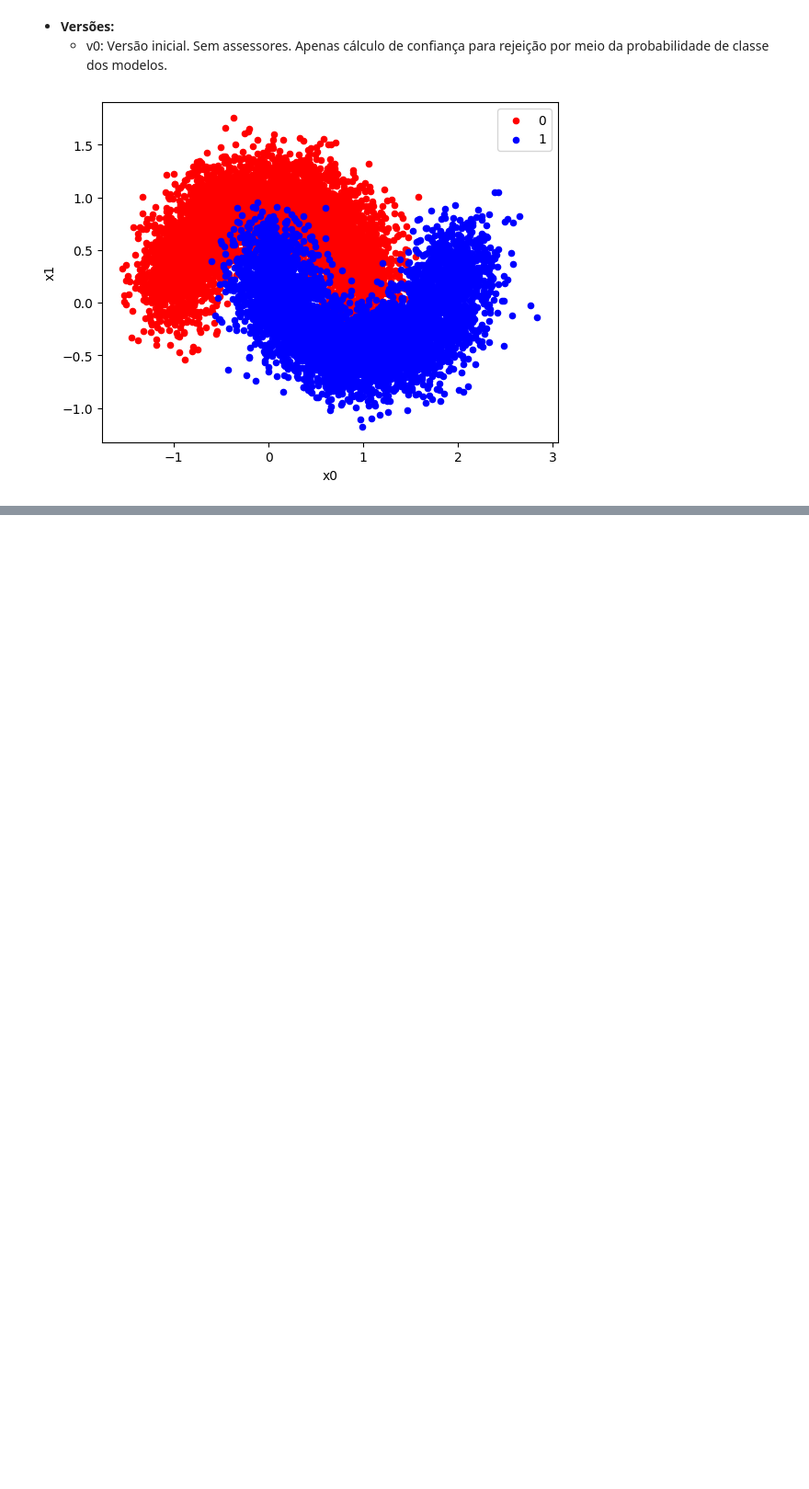
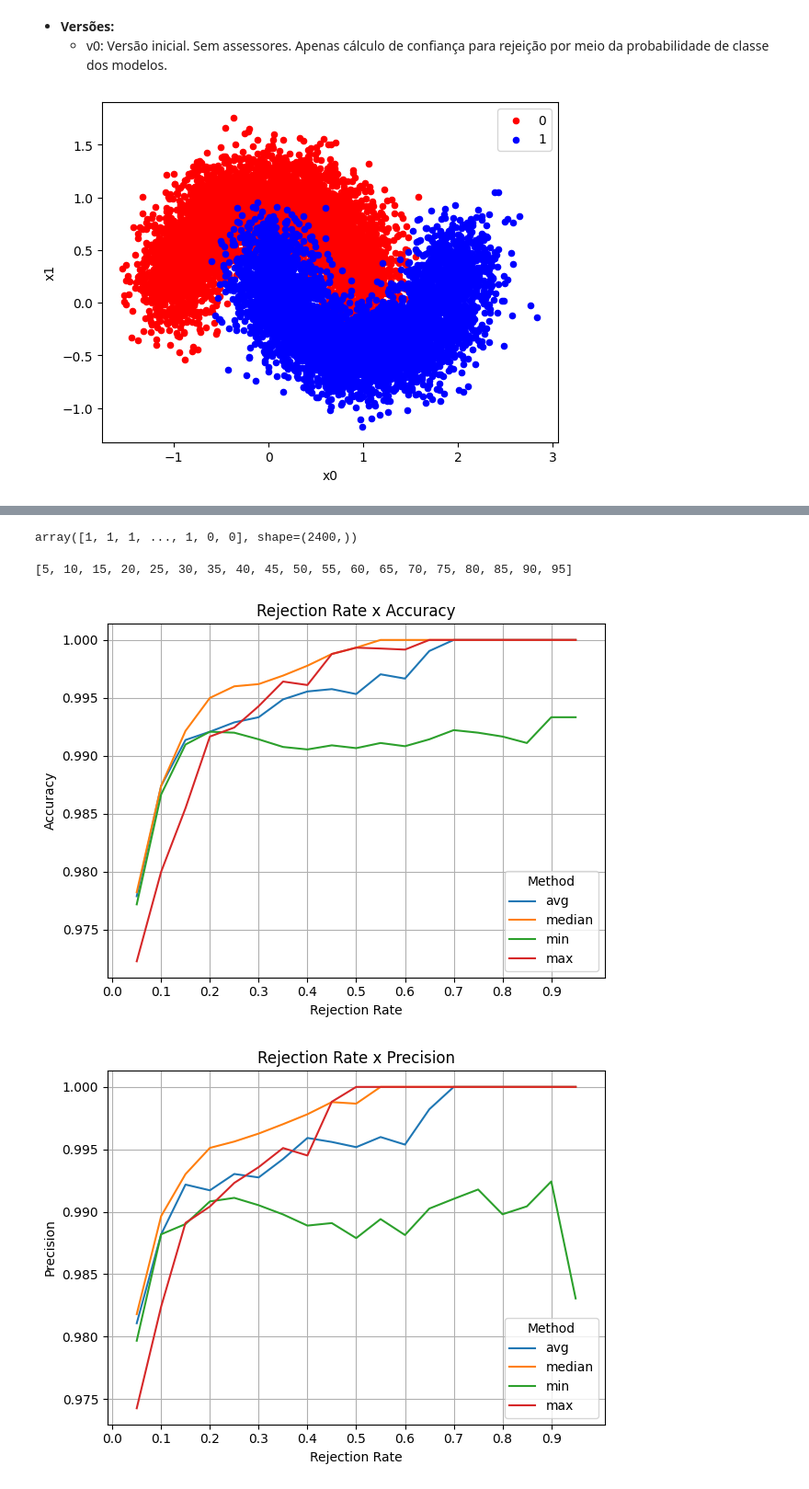
Before and after one commit to pedrobslima/IC-Reject-Option, a Jupyter notebook: main.ipynb, the cells around one changed output, grey strips where cells are left out. Shown at 92% size. Cells and saved outputs as stored; diff of their text form; code cells hidden in the pictures; blank space fills up the shorter version.

Commit message:
Initial Experiments on Two Moons

```diff
--- a/main.ipynb
+++ b/main.ipynb
@@ -255,0 +232,2 @@ def load_all_models(model_names):
+# %%
+models = load_all_models(experiment_name, CONFIG['BASE_MODELS'])
@@ -255,0 +301,3 @@ def load_all_models(model_names):
+# %%
+modelPool = Pool(models)
+modelPool = modelPool.fit(X_train, X_train_norm, y_train)
@@ -255,0 +441,4 @@ def load_all_models(model_names):
+# %%
+pred_reject = Rejector(modelPool)
+y_pred = pred_reject.predictWithReject(X_test, X_test_norm, 0.2, 'avg')
+y_pred
@@ -255,0 +488,37 @@ def load_all_models(model_names):
+# %%
+teste = y_pred.dropna().index
+
+y_test[teste]
+# %% [output]
+array([1, 1, 1, ..., 1, 0, 0], shape=(2400,))
+# %%
+list(range(5,96,5))
+# %% [output]
+[5, 10, 15, 20, 25, 30, 35, 40, 45, 50, 55, 60, 65, 70, 75, 80, 85, 90, 95]
+# %%
+pred_reject = Rejector(modelPool)
+results_log = pd.DataFrame(columns=['Method','Rejection Rate','Accuracy','Precision','Recall','F1-Score'])
+
+for method in ['avg','median','min','max']:
+    #score = {'avg':[],'median':[],'min':[],'max':[]}
+    for reject_rate in range(5,96,5):
+        y_pred = pred_reject.predictWithReject(X_test, X_test_norm, reject_rate, method)
+        idx = y_pred.dropna().index
+        acc = accuracy_score(y_test[idx], y_pred[idx])
+        pre = precision_score(y_test[idx], y_pred[idx], zero_division=0)
+        rec = recall_score(y_test[idx], y_pred[idx], zero_division=0)
+        f1s = f1_score(y_test[idx], y_pred[idx], zero_division=0)
+        results_log.loc[results_log.shape[0]] = [method,reject_rate*0.01,acc,pre,rec,f1s]
+# %%
+xticks = np.array(range(0,10))*0.1
+for metric in ['Accuracy','Precision','Recall','F1-Score']:
+    plt.title(f'Rejection Rate x {metric}')
+    plt.xlim([-0.01,1.01])
+    sns.lineplot(results_log, x='Rejection Rate', y=metric, hue='Method', )
+    plt.xticks(xticks)
+    plt.grid()
+    plt.tight_layout()
+    plt.show()
+# %% [output]
+[figure, added]
+[figure, added]
```
Also changed, not shown: parts of 21 cells of this notebook, 1 other file.
